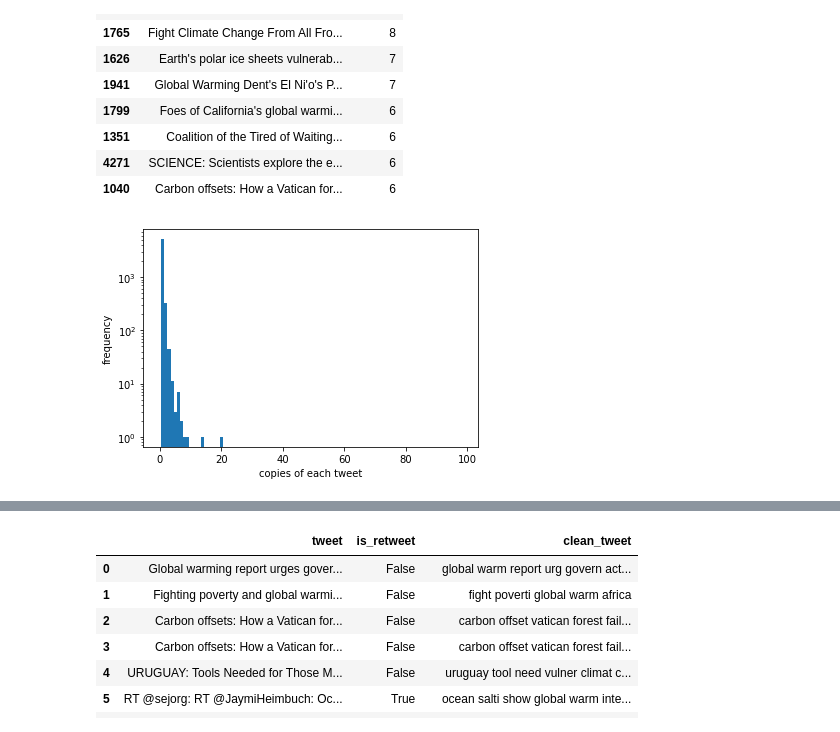
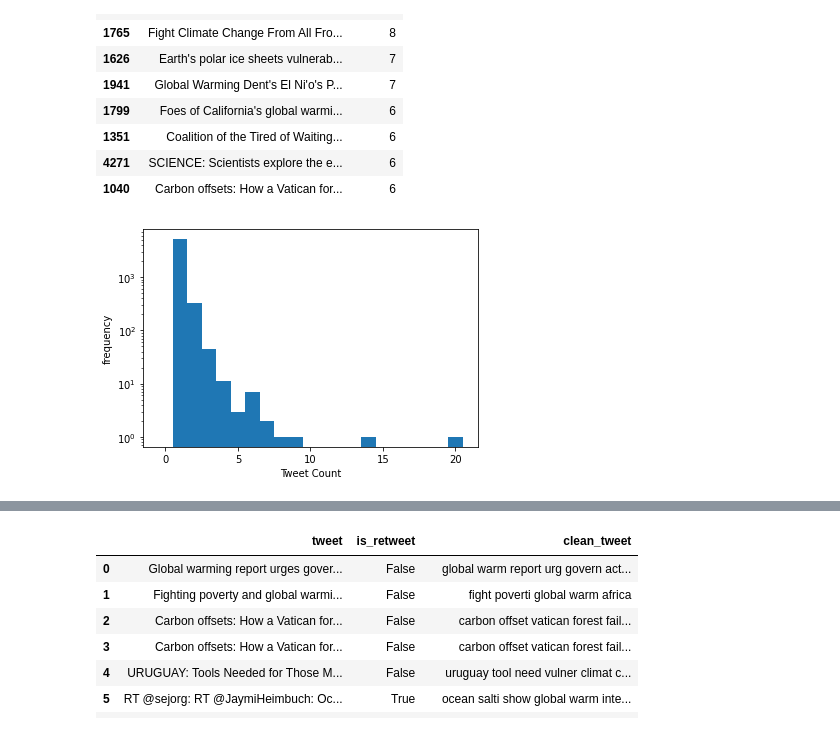
Before and after one commit to Umadeviak/Modelling, a Jupyter notebook: TopicModelling.ipynb, the cells around one changed output, grey strips where cells are left out. Drawn from its saved outputs; the diff is of its cells as text; code cells hidden in the pictures.

```diff
--- a/TopicModelling.ipynb
+++ b/TopicModelling.ipynb
@@ -65,19 +65,19 @@ df.groupby(['tweet']).size().reset_index(name='counts')\
 # %%
 # number of times each tweet appears
 counts = df.groupby(['tweet']).size()\
            .reset_index(name='counts')\
            .counts
 
 # define bins for histogram
-my_bins = np.arange(0,100, 1)-0.5
+my_bins = np.arange(0,counts.max()+2, 1)-0.5
 
 # plot histogram of tweet counts
 plt.figure()
 plt.hist(counts, bins = my_bins)
-plt.xlabels = np.arange(1,100, 1)
-plt.xlabel('copies of each tweet')
+plt.xlabels = np.arange(1,counts.max()+2, 1)
+plt.xlabel('Tweet Count')
 plt.ylabel('frequency')
 plt.yscale('log', nonposy='clip')
 plt.show()
 # %% [output]
-[figure, old version]
+[figure, new version]
```
Also changed, not shown: parts of 8 cells of this notebook, 1 other file.
